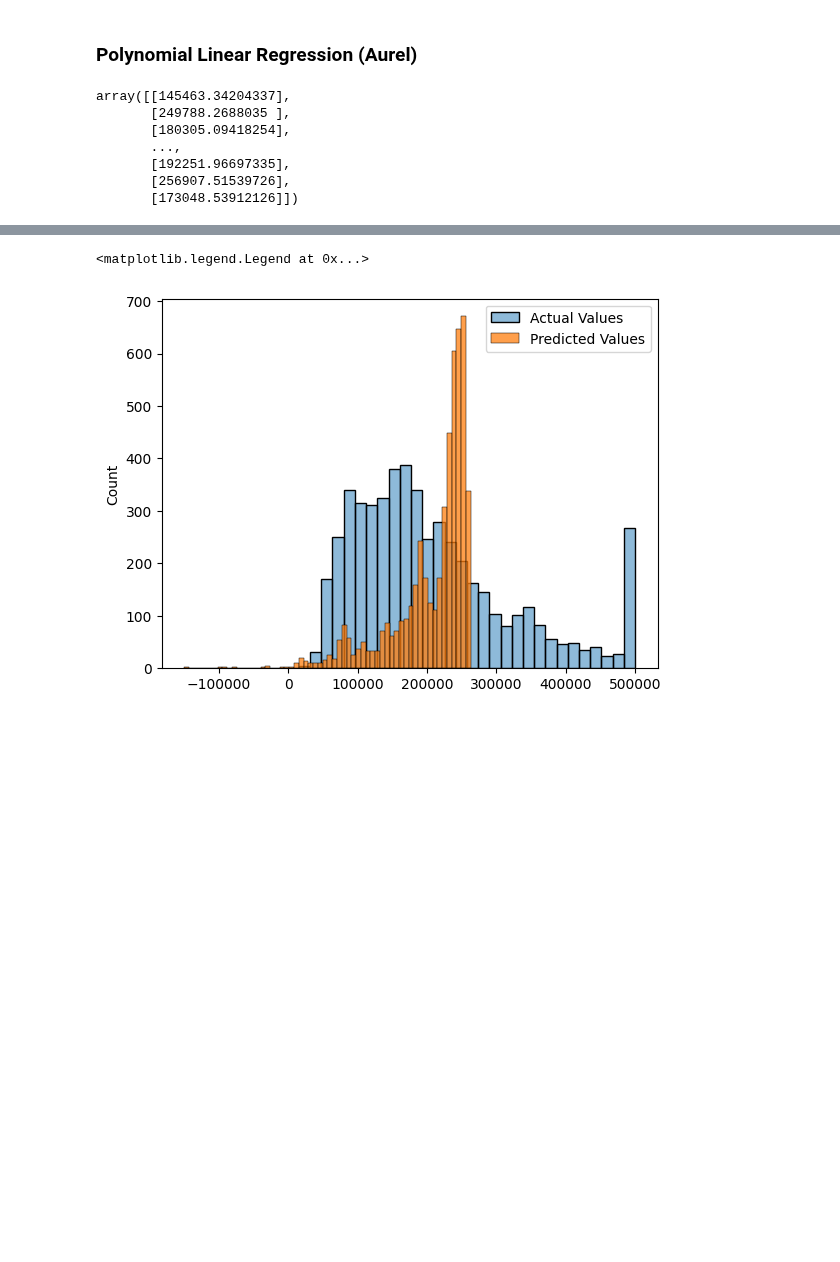
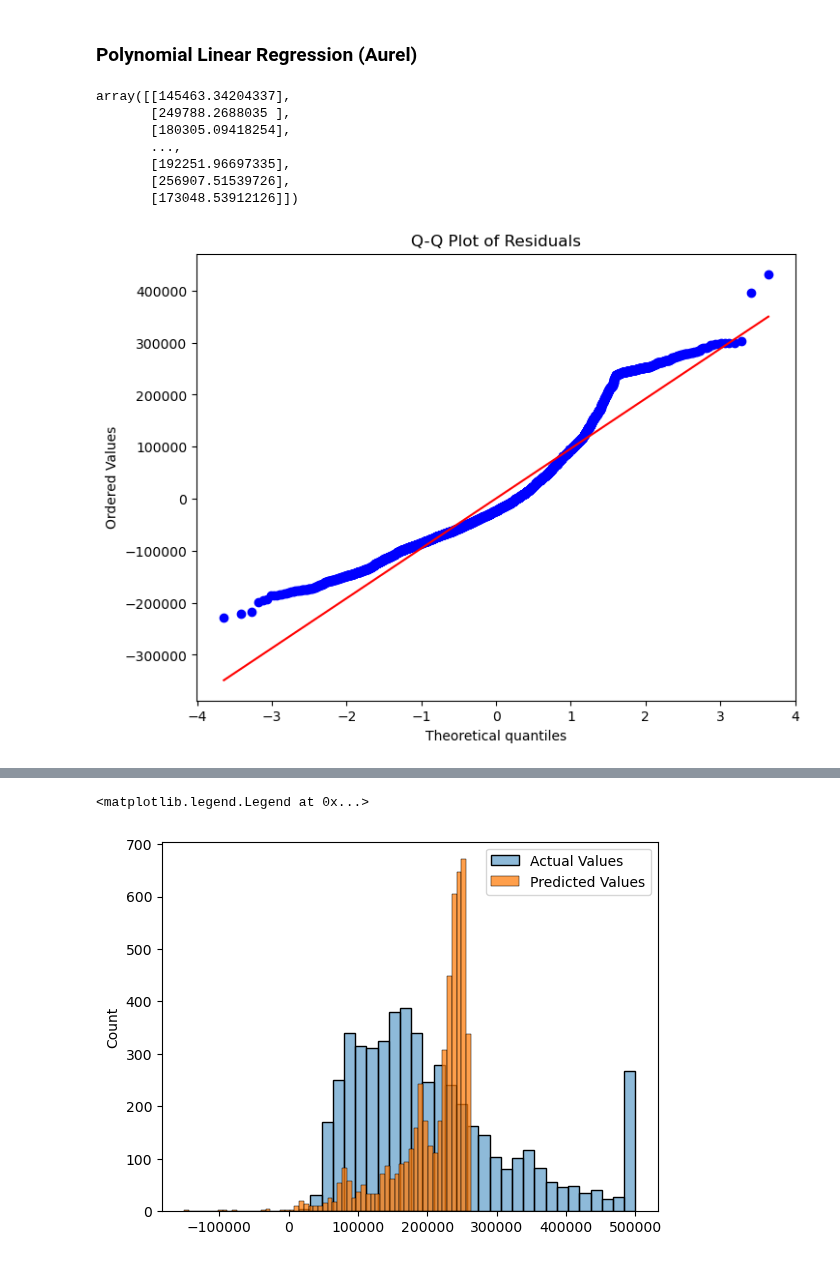
Before and after one commit to DSBE-Semester-A/DataMining, a Jupyter notebook: Assignment1.ipynb, the cells around one changed output, grey strips where cells are left out. Saved outputs shown, nothing was run; the diff lists cells and outputs as text; code cells hidden in the pictures; blank space fills up the shorter version.

```diff
--- a/Assignment1.ipynb
+++ b/Assignment1.ipynb
@@ -207,3 +207,16 @@ array([[145463.34204337],
        [192251.96697335],
        [256907.51539726],
        [173048.53912126]])
+# %%
+import scipy.stats as stats
+
+# Calculate the residuals
+residuals = y_test.values.flatten() - y_lin_pred.flatten()
+
+# Q-Q plot of residuals
+plt.figure(figsize=(8, 6))
+stats.probplot(residuals, dist="norm", plot=plt)
+plt.title('Q-Q Plot of Residuals')
+plt.show()
+# %% [output]
+[figure, added]
```
Also changed, not shown: parts of 6 cells of this notebook.
